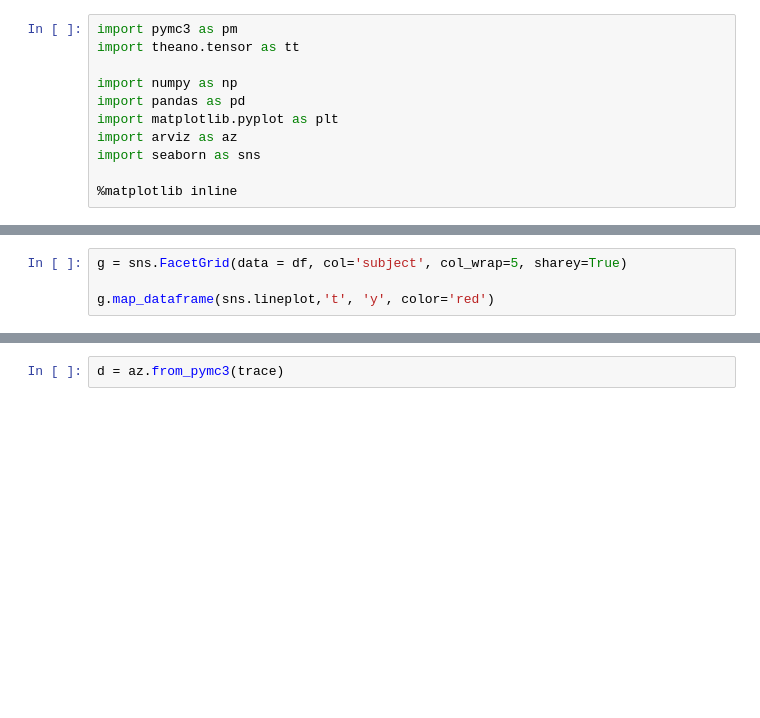
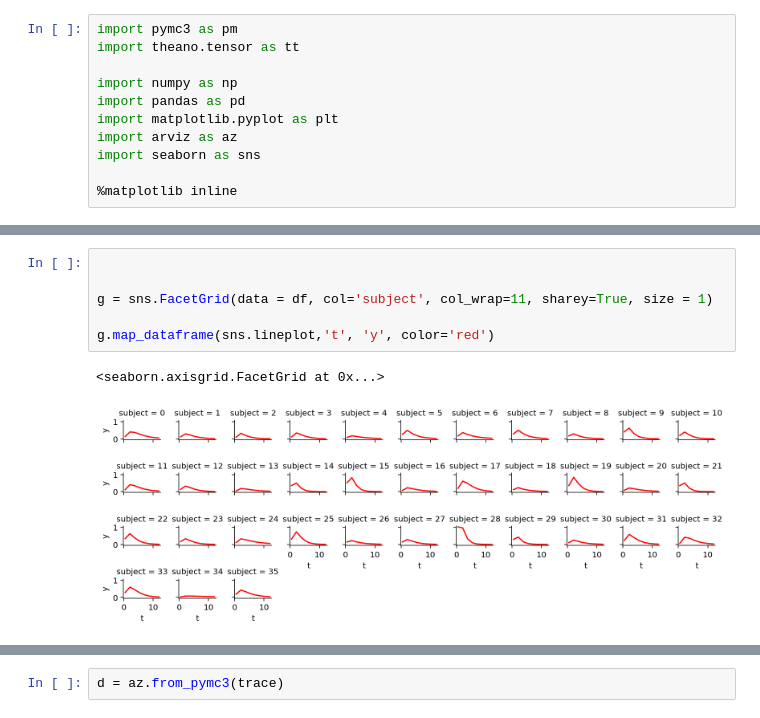
Before and after one commit to Dpananos/PKBayes, a Jupyter notebook: pymc3-pkmodel.ipynb, the cells around one changed output, grey strips where cells are left out. Cells and saved outputs as stored; diff of their text form; blank space fills up the shorter version.

```diff
--- a/pymc3-pkmodel.ipynb
+++ b/pymc3-pkmodel.ipynb
@@ -25,9 +25,14 @@ df.head()
 | 3 | 0 | 5.428571 | 1.849918 | 0.483634 | 0.355964 | -1.352203 | 0.746388 | 1.0 | 1.0 | 0.177496 | 0.274621 | ... |
 | 4 | 0 | 7.071429 | 1.849918 | 0.483634 | 0.355964 | -1.352203 | 0.746388 | 1.0 | 1.0 | 0.177496 | 0.183341 | ... |
 # %%
-g = sns.FacetGrid(data = df, col='subject', col_wrap=5, sharey=True)
+
+
+g = sns.FacetGrid(data = df, col='subject', col_wrap=11, sharey=True, size = 1)
 
 g.map_dataframe(sns.lineplot,'t', 'y', color='red')
+# %% [output]
+<seaborn.axisgrid.FacetGrid at 0x...>
+[figure, added]
 # %%
 idx = df.subject.values
 t = df.t.values
```
Also changed, not shown: parts of 9 cells of this notebook, 13 other files.
